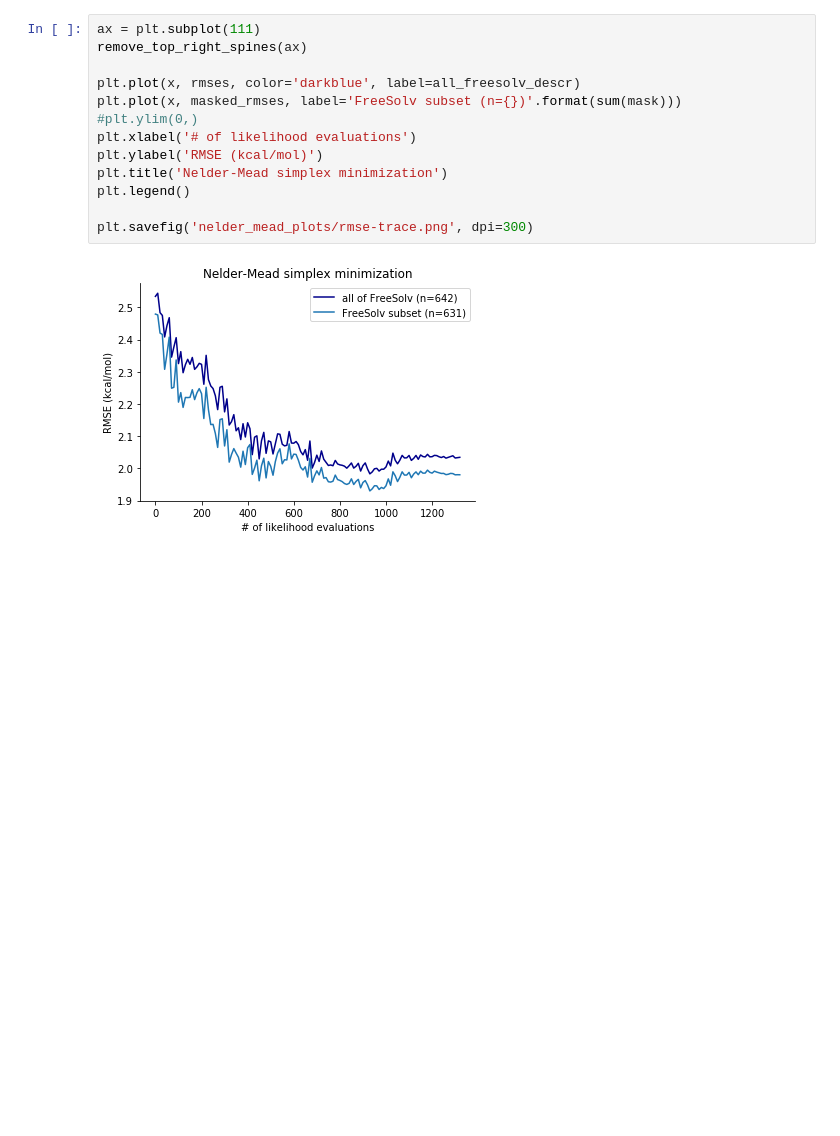
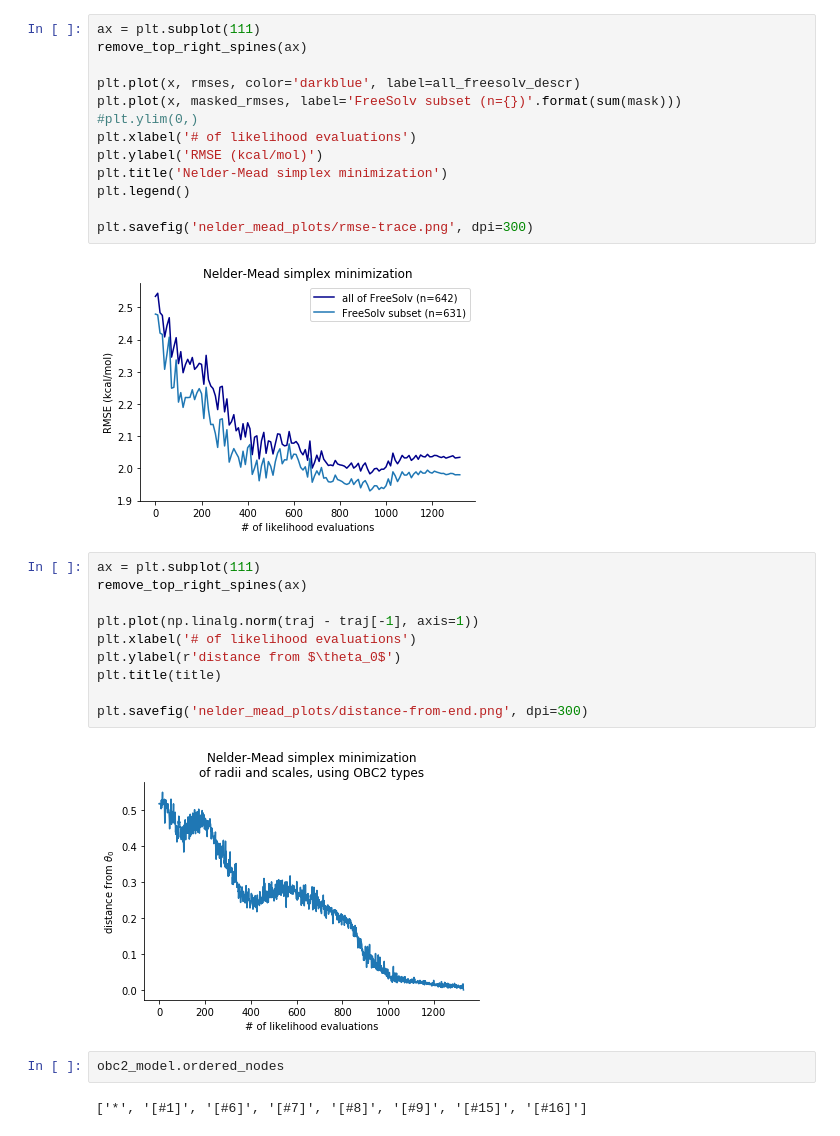
Before and after one commit to openforcefield/bayes-implicit-solvent, a Jupyter notebook: notebooks/inspect nelder mead results.ipynb, the cells around one changed output. Cells and saved outputs as stored; diff of their text form; blank space fills up the shorter version.

```diff
--- a/notebooks/inspect nelder mead results.ipynb
+++ b/notebooks/inspect nelder mead results.ipynb
@@ -254,3 +284,19 @@ plt.legend()
 plt.savefig('nelder_mead_plots/rmse-trace.png', dpi=300)
 # %% [output]
 [figure]
+# %%
+ax = plt.subplot(111)
+remove_top_right_spines(ax)
+
+plt.plot(np.linalg.norm(traj - traj[-1], axis=1))
+plt.xlabel('# of likelihood evaluations')
+plt.ylabel(r'distance from $\theta_0$')
+plt.title(title)
+
+plt.savefig('nelder_mead_plots/distance-from-end.png', dpi=300)
+# %% [output]
+[figure, added]
+# %%
+obc2_model.ordered_nodes
+# %% [output]
+['*', '[#1]', '[#6]', '[#7]', '[#8]', '[#9]', '[#15]', '[#16]']
```
Also changed, not shown: parts of 12 cells of this notebook, 14 other files.
